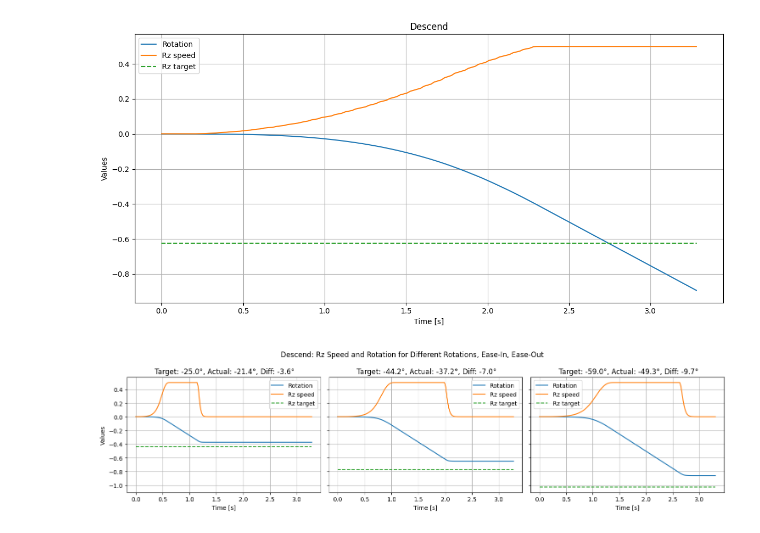
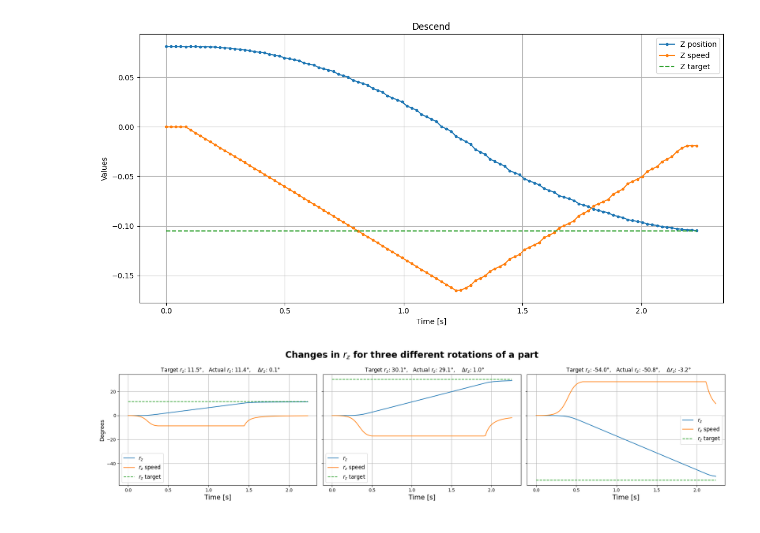
Before and after one commit to KarolChudzicki/Master-Thesis, a Jupyter notebook: Plots/descend_plots.ipynb, the cells around one changed output. Drawn from its saved outputs; the diff is of its cells as text; code cells hidden in the pictures.

Commit message:
plots 4

```diff
--- a/Plots/descend_plots.ipynb
+++ b/Plots/descend_plots.ipynb
@@ -3,7 +3,7 @@ import pandas as pd
 import matplotlib.pyplot as plt
 
 # Load CSV
-df = pd.read_csv("descend/positions_2025-07-17_14-38-35.csv")
+df = pd.read_csv("descend/positions_2025-08-09_22-00-55.csv")
 
 # Optional: convert raw timestamp to relative time
 df["relative_time"] = df["time"] - df["time"].iloc[0]
@@ -11,13 +11,13 @@ df["relative_time"] = df["time"] - df["time"].iloc[0]
 # Plotting
 plt.figure(figsize=(12, 6))
 plt.clf()
-plt.plot(df["relative_time"], df["z_pos"], label="Z position")
-plt.plot(df["relative_time"], df["rotation"], label="Rotation")
-#plt.plot(df["relative_time"], df["z_speed"], label="Z speed")
-plt.plot(df["relative_time"], df["rz_speed"], label="Rz speed")
+plt.plot(df["relative_time"], df["z_pos"], label="Z position", marker="o", linestyle="-", markersize=3)
+#plt.plot(df["relative_time"], df["rotation"], label="Rotation")
+plt.plot(df["relative_time"], df["z_speed"], label="Z speed", marker="o", linestyle="-",markersize=3)
+#plt.plot(df["relative_time"], df["rz_speed"], label="Rz speed")
 #plt.plot(df["relative_time"], df["delta_rz_speed"], label="Delta rz speed")
 plt.plot(df["relative_time"], df["z_target"], label="Z target", linestyle="--")
-plt.plot(df["relative_time"], df["rz_target"], label="Rz target", linestyle="--")
+#plt.plot(df["relative_time"], df["rz_target"], label="Rz target", linestyle="--")
 
 plt.xlabel("Time [s]")
 plt.ylabel("Values")
@@ -27,60 +27,59 @@ plt.grid(True)
 plt.tight_layout()
 plt.show()
 # %% [output]
-[figure, old version]
+[figure, new version]
 # %%
 import pandas as pd
 import matplotlib.pyplot as plt
 
 # Load CSVs
-plot1 = pd.read_csv("plots_for_thesis/small_rotation1.csv")
-plot2 = pd.read_csv("plots_for_thesis/medium_rotation1.csv")
-plot3 = pd.read_csv("plots_for_thesis/big_rotation1.csv")
+plot1 = pd.read_csv("descend/positions_2025-08-09_20-32-49.csv")
+plot2 = pd.read_csv("descend/positions_2025-08-09_20-31-19.csv")
+plot3 = pd.read_csv("descend/positions_2025-08-09_20-36-01.csv")
 
-# Convert time to relative time for each DataFrame
+# Convert time to relative time for each DataFrame and radians to degrees
 for df in [plot1, plot2, plot3]:
     df["relative_time"] = df["time"] - df["time"].iloc[0]
+    df["rotation_deg"] = df["rotation"] * 180 / 3.14159
+    df["rz_speed_deg"] = df["rz_speed"] * 180 / 3.14159
+    df["rz_target_deg"] = df["rz_target"] * 180 / 3.14159
 
-# Extract rz_target (assumes it's constant per file)
+# Extract rz_target (now in degrees)
 def extract_target(df):
-    target_rad = df["rz_target"].iloc[0]
-    target_deg = round(target_rad * 180 / 3.14159, 1)  # radians to degrees
-    return target_deg
+    return round(df["rz_target_deg"].iloc[0], 1)
 
 targets_deg = [extract_target(df) for df in [plot1, plot2, plot3]]
 
 # Calculate the final actual rotation in degrees and difference
 def extract_final_rotation_and_diff(df, target_deg):
-    # Take the last rotation value (assumed radians)
-    actual_rad = df["rotation"].iloc[-1]
-    actual_deg = round(actual_rad * 180 / 3.14159, 1)
+    actual_deg = round(df["rotation_deg"].iloc[-1], 1)
     difference = round(target_deg - actual_deg, 1)
     return actual_deg, difference
 
 final_rotations_diffs = [extract_final_rotation_and_diff(df, tgt) for df, tgt in zip([plot1, plot2, plot3], targets_deg)]
 
 # Plotting
-fig, axs = plt.subplots(1, 3, figsize=(15, 4), sharey=True)
+fig, axs = plt.subplots(1, 3, figsize=(20, 5), sharey=True)
 
 base_titles = ["", "", ""]
 plots = [plot1, plot2, plot3]
 
 for i, data in enumerate(plots):
     target_deg = targets_deg[i]
     actual_deg, diff = final_rotations_diffs[i]
-    title = f"{base_titles[i]} Target: {target_deg}°, Actual: {actual_deg}°, Diff: {diff}°"
+    title = f"{base_titles[i]}   Target $r_z$: {target_deg}°,   Actual $r_z$: {actual_deg}°, $\quad \Delta r_z$: {diff}°"
 
-    axs[i].plot(data["relative_time"], data["rotation"], label="Rotation", color='tab:blue')
-    axs[i].plot(data["relative_time"], data["rz_speed"], label="Rz speed", color='tab:orange')
-    axs[i].plot(data["relative_time"], data["rz_target"], label="Rz target", color='tab:green', linestyle="--")
+    axs[i].plot(data["relative_time"], data["rotation_deg"], label="$r_z$", color='tab:blue')
+    axs[i].plot(data["relative_time"], data["rz_speed_deg"], label="$r_z$ speed", color='tab:orange')
+    axs[i].plot(data["relative_time"], data["rz_target_deg"], label="$r_z$ target", color='tab:green', linestyle="--")
     axs[i].set_title(title)
-    axs[i].set_xlabel("Time [s]")
+    axs[i].set_xlabel("Time [s]", fontsize=15)
     axs[i].grid(True)
-    axs[i].legend()
+    axs[i].legend(fontsize=12)
 
-axs[0].set_ylabel("Values")
-fig.suptitle("Descend: Rz Speed and Rotation for Different Rotations, Ease-In, Ease-Out")
+axs[0].set_ylabel("Degrees", fontsize=12)
+fig.suptitle("Changes in $r_z$ for three different rotations of a part", fontsize=20, fontweight='bold')
 plt.tight_layout()
 plt.show()
 # %% [output]
-[figure, old version]
+[figure, new version]
```
Also changed, not shown: 5 other files.
